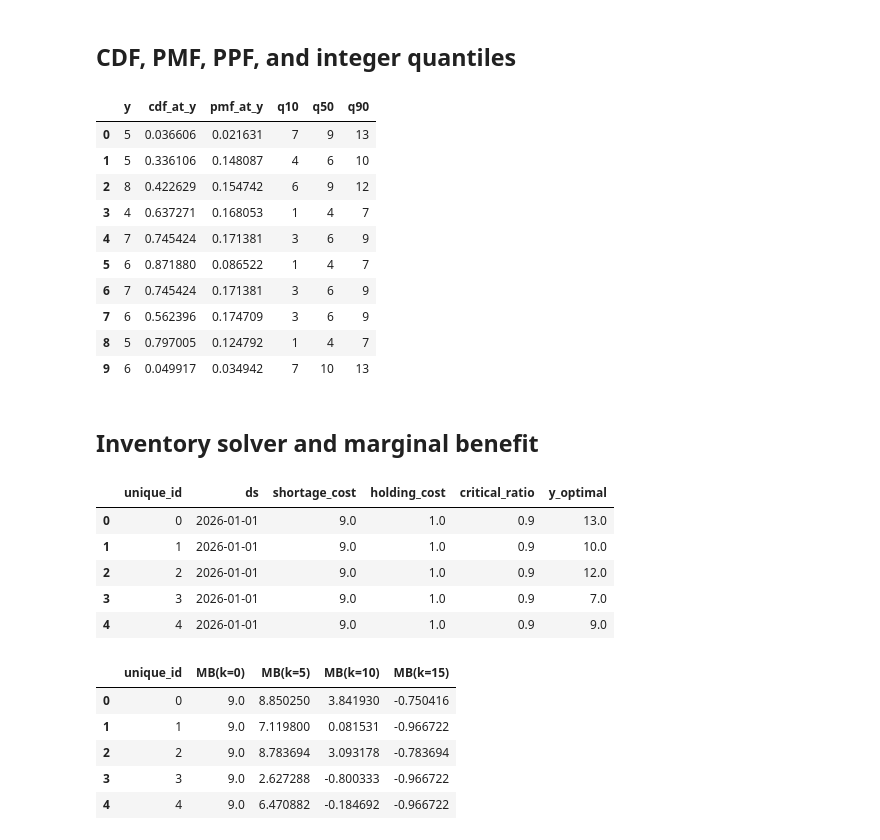
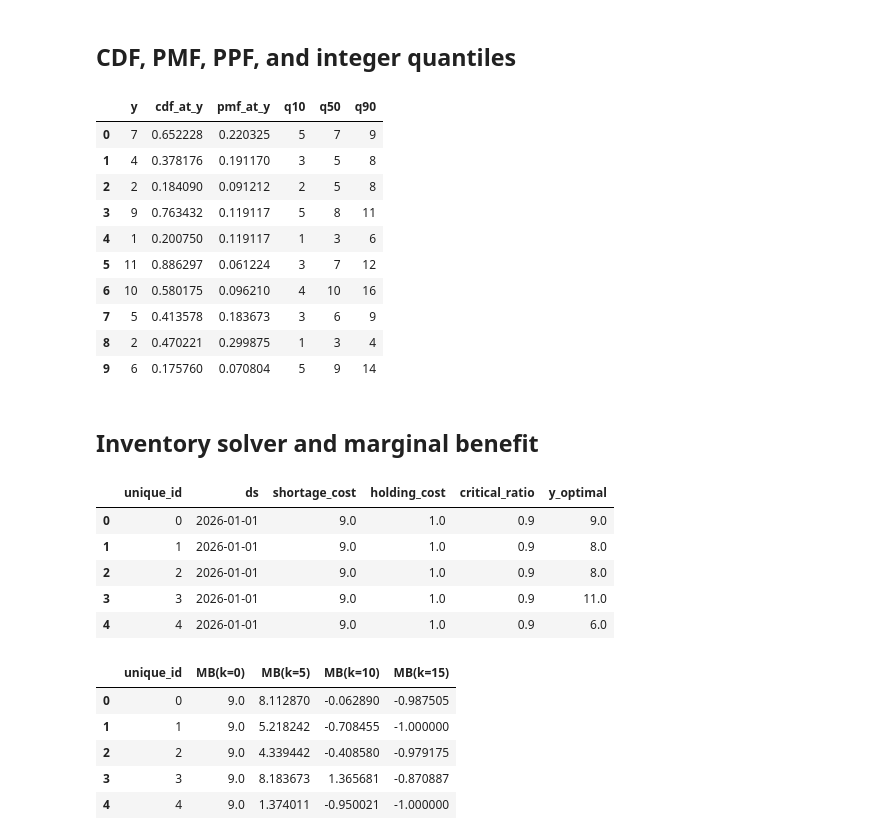
Before and after one commit to heylucasleao/tinyconformal, a Jupyter notebook: examples/distribution/cps_discrete.ipynb, the cells around one changed output. Cells and saved outputs as stored; diff of their text form; code cells hidden in the pictures.

```diff
--- a/examples/distribution/cps_discrete.ipynb
+++ b/examples/distribution/cps_discrete.ipynb
@@ -6,31 +6,31 @@ CPS for count data, including CDF, PMF, PPF, coverage, and optimal inventory.
 import numpy as np
 import pandas as pd
 from sklearn.ensemble import HistGradientBoostingRegressor
+from sklearn.ensemble import RandomForestRegressor
 from sklearn.model_selection import train_test_split
-from lightgbm import LGBMRegressor
 import sys
 import os
 sys.path.append(os.path.abspath("../.."))
-from tinyconformal.distribution import DiscreteConformalPredictiveSystem
+from tinyconformal.distribution import DiscreteCrossConformalPredictiveSystem
 from tinyconformal.utils import NewsvendorSolver
 
 rng = np.random.default_rng(42)
 X = rng.uniform(0, 3, size=(3000, 1))
 mu = np.exp(0.7 + 0.55 * X[:, 0])
 y = rng.poisson(mu)
-X_train, X_tmp, y_train, y_tmp = train_test_split(X, y, test_size=0.4, random_state=42)
-X_cal, X_test, y_cal, y_test = train_test_split(X_tmp, y_tmp, test_size=0.5, random_state=42)
+X_train, X_test, y_train, y_test = train_test_split(
+    X, y, test_size=0.2, random_state=42
+)
 # %%
 models = {
     "HistGradientBoosting": HistGradientBoostingRegressor(loss="poisson", max_iter=250, random_state=42),
-    "LightGBM": LGBMRegressor(objective="poisson", n_estimators=250, random_state=42, verbosity=-1),
 }
-results = {}
-for name, model in models.items():
-    model.fit(X_train, y_train)
-    cps = DiscreteConformalPredictiveSystem(model, minimum=0).fit(X_cal, y_cal)
-    distribution = cps.predict_distribution(X_test)
-    results[name] = (cps, distribution)
-    display(distribution.evaluate(y_test))
+
+scale_model = RandomForestRegressor(n_estimators=250, min_samples_leaf=8, random_state=42, n_jobs=-1)
+model = HistGradientBoostingRegressor(loss="poisson", max_iter=250, random_state=42)
+cps = DiscreteCrossConformalPredictiveSystem(model, scale_model, cv=5, n_jobs=-1, minimum=0).fit(X_train, y_train)
+distribution = cps.predict_distribution(X_test)
+
+display(distribution.evaluate(y_test))
 # %% [output]
 |  | coverage | empirical_coverage | mean_width | winkler_score |
@@ -46,31 +41,29 @@ for name, model in models.items():
 # %% [markdown]
 ## CDF, PMF, PPF, and integer quantiles
 # %%
-distribution = results["HistGradientBoosting"][1]
 levels = np.array([0.1, 0.5, 0.9])
-level_matrix = np.broadcast_to(levels, (len(distribution), len(levels)))
-quantile_predictions = distribution.ppf(level_matrix)
+quantile_predictions = distribution.ppf(levels)
 
 pd.DataFrame({
     "y": y_test[:10],
-    "cdf_at_y": distribution.cdf(y_test)[:10],
-    "pmf_at_y": distribution.pmf(y_test)[:10],
+    "cdf_at_y": distribution.cdf(y_test[:, None])[:10],
+    "pmf_at_y": distribution.pmf(y_test[:, None])[:10],
     "q10": quantile_predictions[:10, 0],
     "q50": quantile_predictions[:10, 1],
     "q90": quantile_predictions[:10, 2],
 })
 # %% [output]
 |  | y | cdf_at_y | pmf_at_y | q10 | q50 | q90 |
-| 0 | 5 | 0.036606 | 0.021631 | 7 | 9 | 13 |
-| 1 | 5 | 0.336106 | 0.148087 | 4 | 6 | 10 |
-| 2 | 8 | 0.422629 | 0.154742 | 6 | 9 | 12 |
-| 3 | 4 | 0.637271 | 0.168053 | 1 | 4 | 7 |
-| 4 | 7 | 0.745424 | 0.171381 | 3 | 6 | 9 |
-| 5 | 6 | 0.871880 | 0.086522 | 1 | 4 | 7 |
-| 6 | 7 | 0.745424 | 0.171381 | 3 | 6 | 9 |
-| 7 | 6 | 0.562396 | 0.174709 | 3 | 6 | 9 |
-| 8 | 5 | 0.797005 | 0.124792 | 1 | 4 | 7 |
-| 9 | 6 | 0.049917 | 0.034942 | 7 | 10 | 13 |
+| 0 | 7 | 0.652228 | 0.220325 | 5 | 7 | 9 |
+| 1 | 4 | 0.378176 | 0.191170 | 3 | 5 | 8 |
+| 2 | 2 | 0.184090 | 0.091212 | 2 | 5 | 8 |
+| 3 | 9 | 0.763432 | 0.119117 | 5 | 8 | 11 |
+| 4 | 1 | 0.200750 | 0.119117 | 1 | 3 | 6 |
+| 5 | 11 | 0.886297 | 0.061224 | 3 | 7 | 12 |
+| 6 | 10 | 0.580175 | 0.096210 | 4 | 10 | 16 |
+| 7 | 5 | 0.413578 | 0.183673 | 3 | 6 | 9 |
+| 8 | 2 | 0.470221 | 0.299875 | 1 | 3 | 4 |
+| 9 | 6 | 0.175760 | 0.070804 | 5 | 9 | 14 |
 # %% [markdown]
 ## Inventory solver and marginal benefit
 # %%
@@ -98,14 +91,14 @@ marginal_benefit = NewsvendorSolver.marginal_benefit_distribution(
 marginal_benefit[["unique_id", "MB(k=0)", "MB(k=5)", "MB(k=10)", "MB(k=15)"]].head()
 # %% [output]
 |  | unique_id | ds | shortage_cost | holding_cost | critical_ratio | y_optimal |
-| 0 | 0 | 2026-01-01 | 9.0 | 1.0 | 0.9 | 13.0 |
-| 1 | 1 | 2026-01-01 | 9.0 | 1.0 | 0.9 | 10.0 |
-| 2 | 2 | 2026-01-01 | 9.0 | 1.0 | 0.9 | 12.0 |
-| 3 | 3 | 2026-01-01 | 9.0 | 1.0 | 0.9 | 7.0 |
-| 4 | 4 | 2026-01-01 | 9.0 | 1.0 | 0.9 | 9.0 |
+| 0 | 0 | 2026-01-01 | 9.0 | 1.0 | 0.9 | 9.0 |
+| 1 | 1 | 2026-01-01 | 9.0 | 1.0 | 0.9 | 8.0 |
+| 2 | 2 | 2026-01-01 | 9.0 | 1.0 | 0.9 | 8.0 |
+| 3 | 3 | 2026-01-01 | 9.0 | 1.0 | 0.9 | 11.0 |
+| 4 | 4 | 2026-01-01 | 9.0 | 1.0 | 0.9 | 6.0 |
 |  | unique_id | MB(k=0) | MB(k=5) | MB(k=10) | MB(k=15) |
-| 0 | 0 | 9.0 | 8.850250 | 3.841930 | -0.750416 |
-| 1 | 1 | 9.0 | 7.119800 | 0.081531 | -0.966722 |
-| 2 | 2 | 9.0 | 8.783694 | 3.093178 | -0.783694 |
-| 3 | 3 | 9.0 | 2.627288 | -0.800333 | -0.966722 |
-| 4 | 4 | 9.0 | 6.470882 | -0.184692 | -0.966722 |
+| 0 | 0 | 9.0 | 8.112870 | -0.062890 | -0.987505 |
+| 1 | 1 | 9.0 | 5.218242 | -0.708455 | -1.000000 |
+| 2 | 2 | 9.0 | 4.339442 | -0.408580 | -0.979175 |
+| 3 | 3 | 9.0 | 8.183673 | 1.365681 | -0.870887 |
+| 4 | 4 | 9.0 | 1.374011 | -0.950021 | -1.000000 |
```
Also changed, not shown: parts of 1 cell of this notebook, 36 other files.
